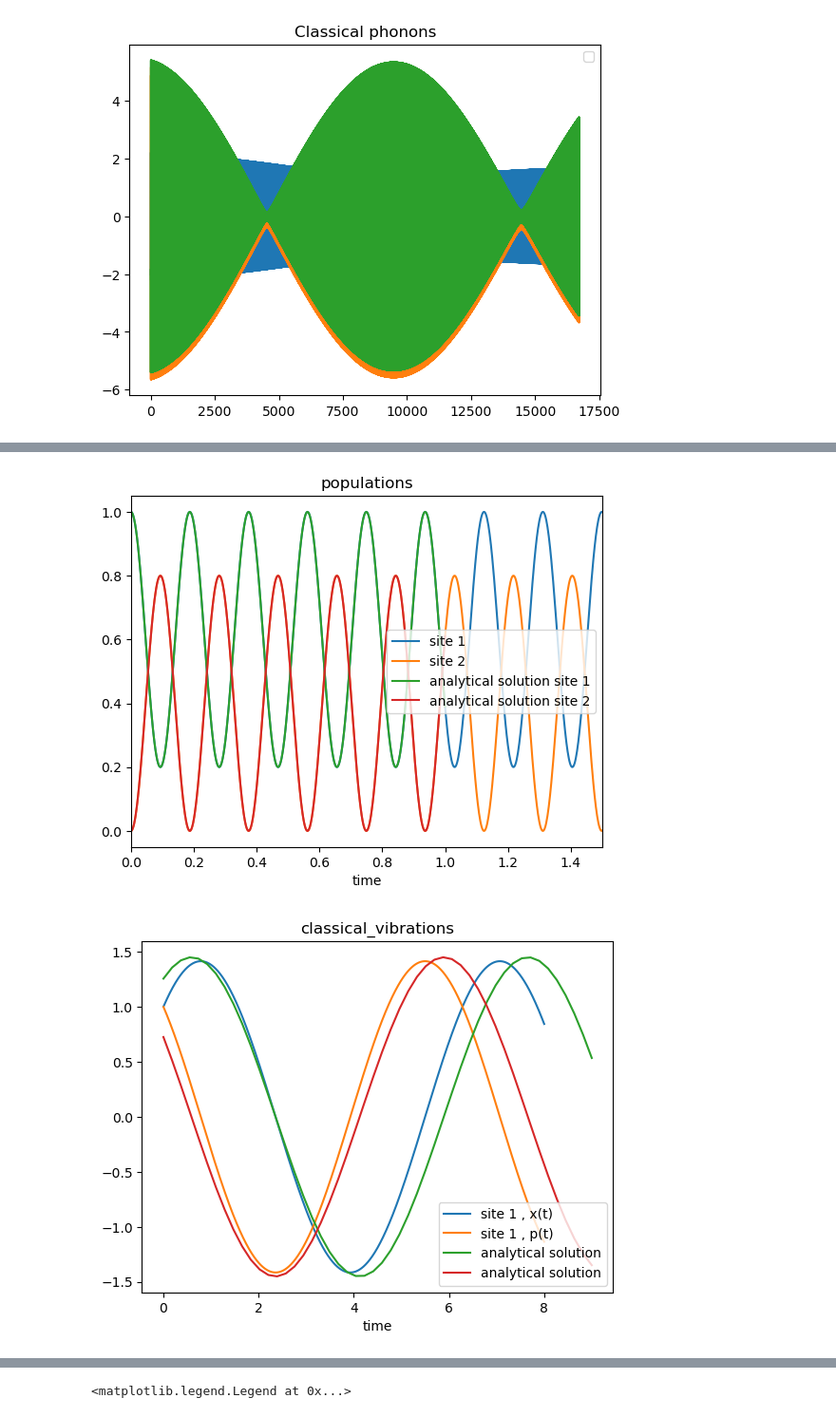
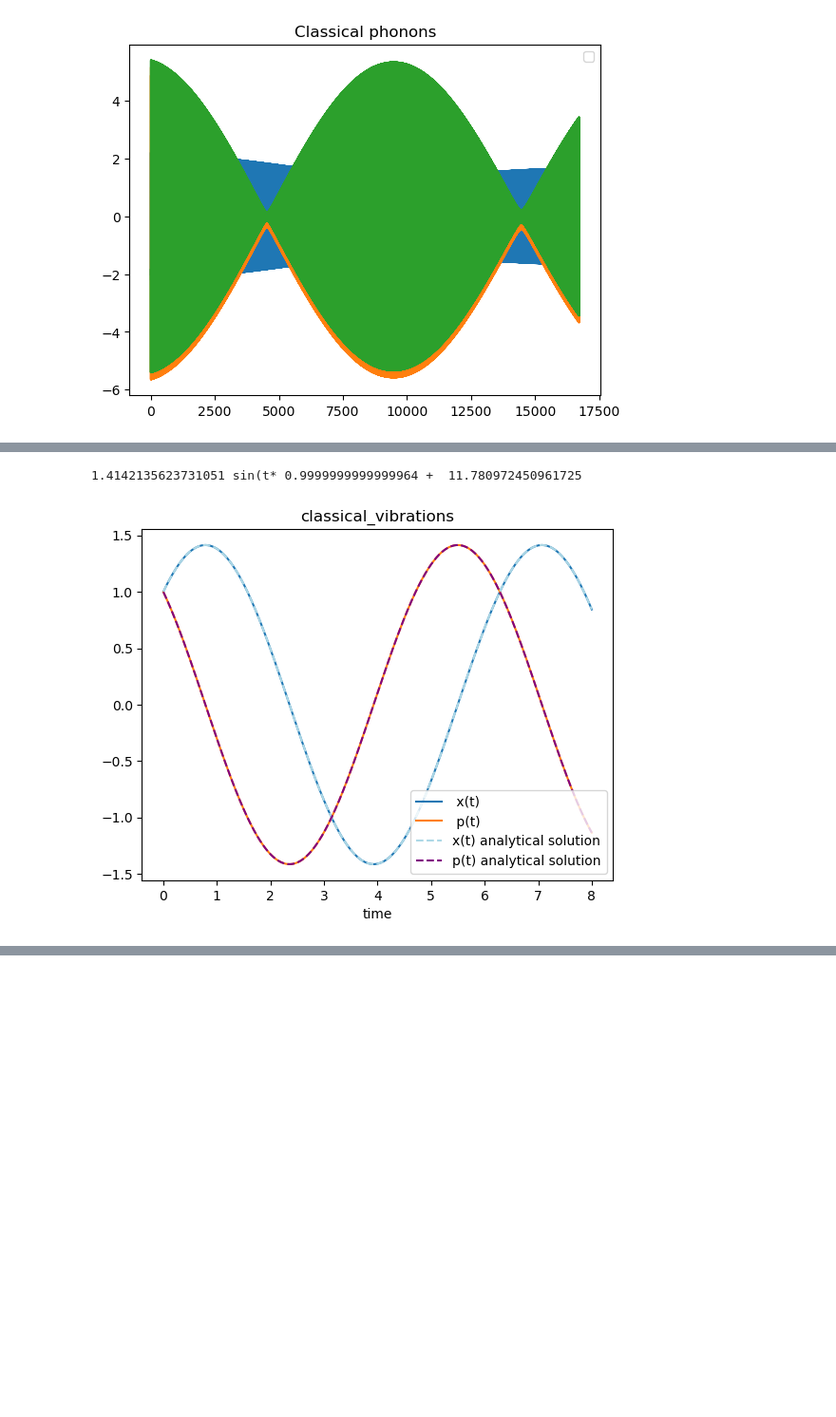
Before and after one commit to RudSmo/CISS, a Jupyter notebook: source/plot_data_python/checks with 2 sites system.ipynb, the cells around one changed output, grey strips where cells are left out. Shown at 95% size. Saved outputs shown, nothing was run; the diff lists cells and outputs as text; code cells hidden in the pictures; blank space fills up the shorter version.

```diff
--- a/source/plot_data_python/checks with 2 sites system.ipynb
+++ b/source/plot_data_python/checks with 2 sites system.ipynb
@@ -14,11 +15,11 @@ plt.title("currents right lead -left in dependency of time")
 [figure]
 # %%
 def print_data(file_name, x_data_row, y_data_row#!python counts from 0 onwards
-               , labeli):
+               , labeli, line):
     data =np.loadtxt(file_name)
     t_data = [data[i][x_data_row] for i in range(len(data))]
     y_data= [data[i,y_data_row]  for i in range(len(data))]
-    plt.plot(t_data, y_data, label=labeli)
+    plt.plot(t_data, y_data, label=labeli, linestyle = line)
 
     return
 # %%
@@ -84,63 +106,44 @@ def rho2(e1, e2, lam, time, T0):
 # %%
 ##checks for 2 sites, one per chain
+def cos(x,  b, c, d):
+    return  b*np.cos(x*c +d)
 
-
-
-path_el = "/home/sd347/Bachelorarbeit/code/CISS/source/Sophia_meanfield/MeanField_v3_typed_PVar/data0M/L4_g_coupling0.0_V0.0_w00.02_num_laps1_num_ions2_dt0.0002_1_electrons.dat"
-plt.figure()
-plt.title("populations")
-print_data(path_el,0, 1, "site 1")
-print_data(path_el,0, 3, "site 2")
-
-
-T0 = 5
-e1, e2, lam = 0, 3, -3
-plt.plot(np.linspace(0, 1, 300), rho1(e1, e2, lam, np.linspace(0,1, 300) , T0), label ="analytical solution site 1")
-plt.plot(np.linspace(0, 1, 400), rho2(e1, e2, lam, np.linspace(0,1, 400) , T0), label ="analytical solution site 2")
-
-plt.legend()
-plt.xlim(0,1.5)
-plt.xlabel( "time")
-plt.savefig("2sites_pop_check.pdf")
-plt.show()
-
-
+from scipy.optimize import curve_fit
 
 
 
 path_cl_ph = "/home/sd347/Bachelorarbeit/code/CISS/source/Sophia_meanfield/MeanField_v3_typed_PVar/data0M/L4_g_coupling0.0_V0.0_w00.02_num_laps1_num_ions2_dt0.0002_1_phonons.dat"
 plt.figure()
 plt.title("classical_vibrations")
-print_data(path_cl_ph,0, 1, "site 1 , x(t)")
-print_data(path_cl_ph,0, 2, "site 1 , p(t)")
+print_data(path_cl_ph,0, 1, " x(t)", "-")
+print_data(path_cl_ph,0, 2, " p(t)", "-")
+
+data1 =np.loadtxt(path_cl_ph)
+t_data1 = [data1[i][0] for i in range(len(data1))]
 #print_data(path_cl_ph,0, 3, "site 2, x(t)")
-A =1.45
-plt.plot(np.linspace(0, 9, 50), A*np.sin(np.linspace(0,8, 50) + np.pi/3), label ="analytical solution")
-plt.plot(np.linspace(0, 9, 50), A*np.sin(np.linspace(0,8, 50) + np.pi*(1/2 + 1/3)), label ="analytical solution")
+
+
+A =np.sqrt(2)
+Psi = np.arccos(1/np.sqrt(2))
+Psi2 = np.arcsin(1/np.sqrt(2))
+plt.plot(t_data1, A*np.sin(np.array(t_data1)+ Psi ), label ="x(t) analytical solution",  linestyle = "--", color = "lightblue")
+plt.plot(t_data1, A*np.cos(np.array(t_data1)+ Psi ), label ="p(t) analytical solution", linestyle = "--" ,color = "purple" )
+
+
+#fitting numerical data in the case of x(t)
+
+y_data1= [data1[i,1]  for i in range(len(data1))]
+initial_params = [max(y_data1), 1/2*np.pi, Psi2]
+params, covariance = curve_fit(cos,t_data1, y_data1, p0 = initial_params, absolute_sigma  = True )
+print(params[0], "sin(t*", params[1], "+ ", params[2])
+#plt.plot(t_data1, cos(np.array(t_data1), *params), label= "fit solution to numerical x")
+
+
 plt.legend()
 #plt.xlim(0,2)
 plt.xlabel( "time")
 plt.savefig("2sites_cl_vib_check.pdf")
 plt.show()
-
-
-plt.figure
-plt.title("phase diagramm")
-print_data(path_cl_ph,1, 2, "site 1")
-#print_data(path_cl_ph,0, 3, "site 2")
-plt.legend()
-#plt.xlim(0,1)
-plt.xlabel( "x(t)")
-plt.ylabel("p(t)")
-plt.savefig("2sites_phase_dia_check.pdf")
-plt.show()
-
-path_ener = "/home/sd347/Bachelorarbeit/code/CISS/source/Sophia_meanfield/MeanField_v3_typed_PVar/data0M/L4_g_coupling0.0_V0.0_w00.02_num_laps1_num_ions2_dt0.0002_1_convergence_info.dat"
-plt.figure()
-plt.title("Systems energy to check convergence")
-print_data(path_ener, 0,2, "energy")
-print_data(path_ener,0, 3, "differential of energy")
-plt.legend()
 # %% [output]
+1.4142135623731051 sin(t* 0.9999999999999964 +  11.780972450961725
-[figure, old version]
+[figure, new version]
-[figure, removed]
@@ -148 +149,0 @@ plt.legend()
-<matplotlib.legend.Legend at 0x...>
```
Also changed, not shown: parts of 10 cells of this notebook, 16 other files.
